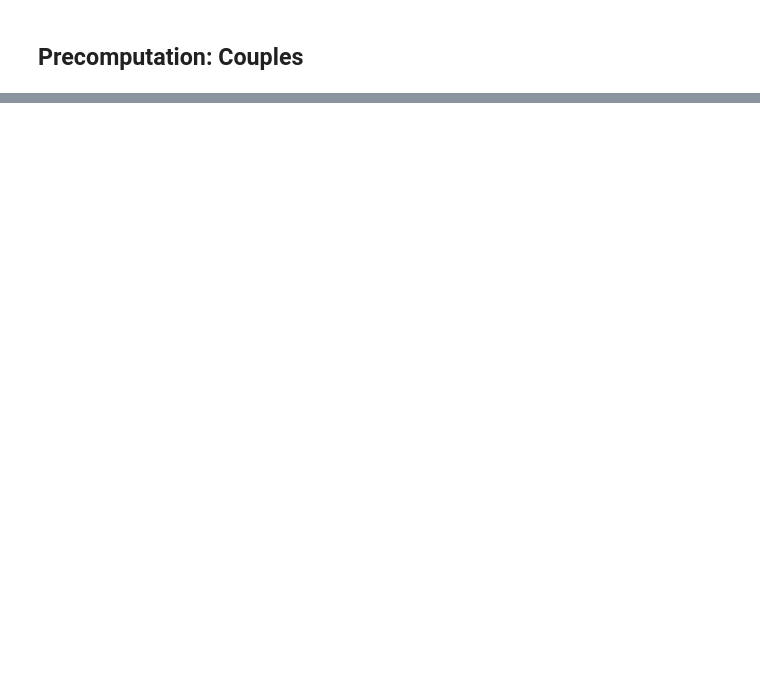
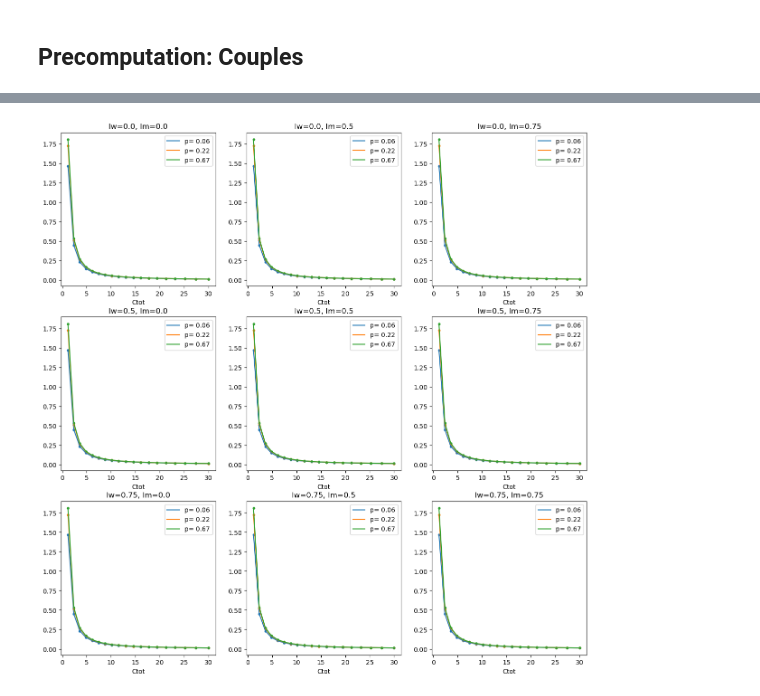
Before and after one commit to ThomasHJorgensen/FastBargaining, a Jupyter notebook: Application/01. Application Test.ipynb, the cells around one changed output, grey strips where cells are left out. Saved outputs shown, nothing was run; the diff lists cells and outputs as text; code cells hidden in the pictures; blank space fills up the shorter version.

```diff
--- a/Application/01. Application Test.ipynb
+++ b/Application/01. Application Test.ipynb
@@ -130,0 +134,4 @@ plot_variable('pre_hw_couple', model, iPs)
+# %%
+plot_variable('grid_marg_u_couple', model.par, [1, 3, 6], model.par.grid_C_for_marg_u)
+# %% [output]
+[figure, added]
```
Also changed, not shown: parts of 5 cells of this notebook, 2 other files.
